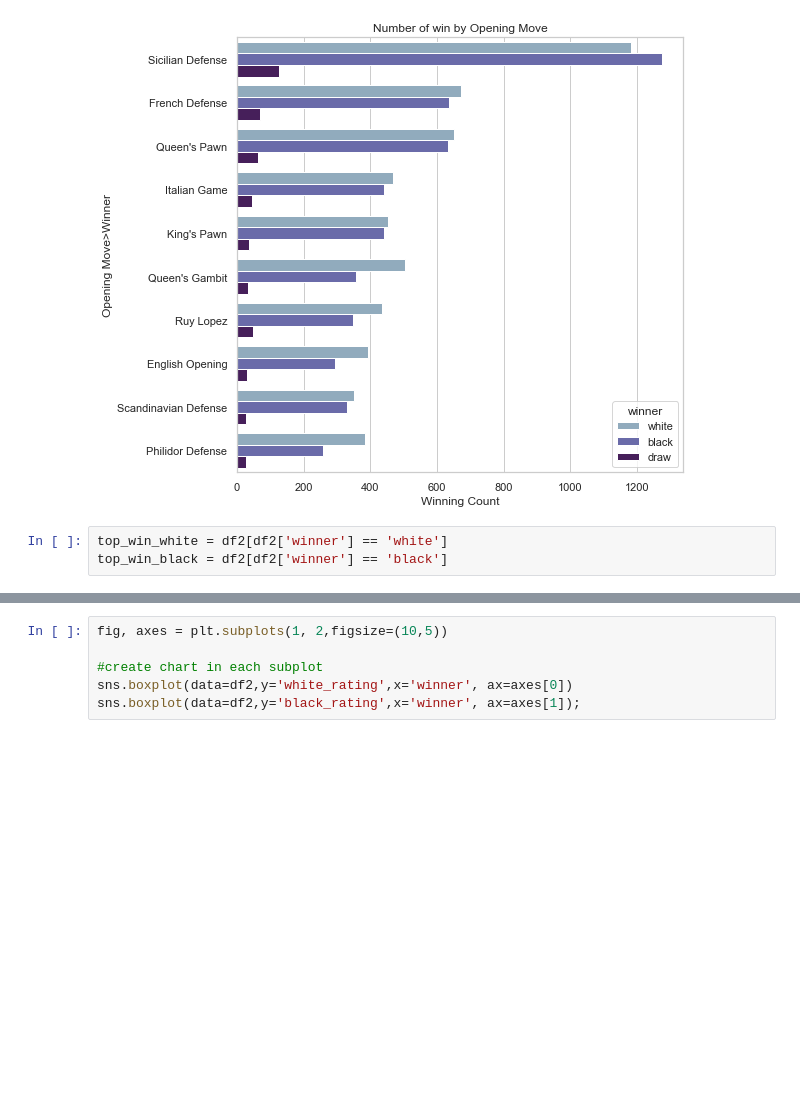
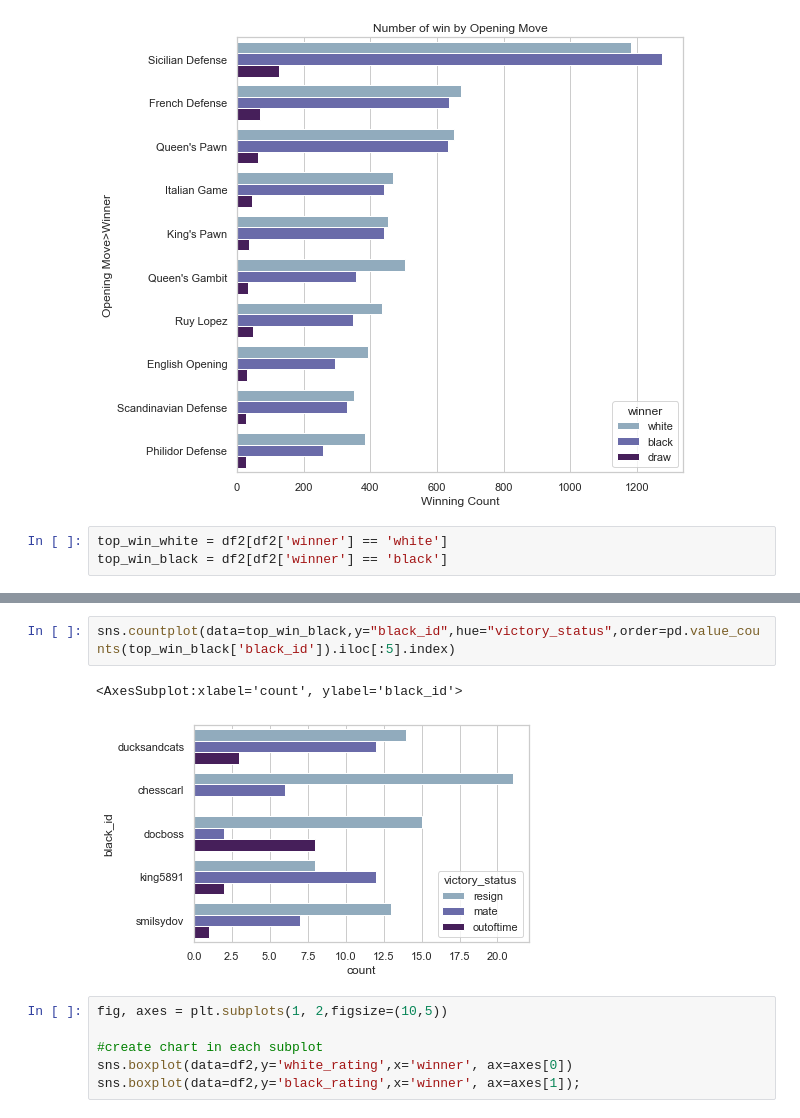
Before and after one commit to salemeid/Tuwaiq-DS-my-project, a Jupyter notebook: Chess_Winning_Move.ipynb, the cells around one changed output, grey strips where cells are left out. Drawn from its saved outputs; the diff is of its cells as text; blank space fills up the shorter version.

```diff
--- a/Chess_Winning_Move.ipynb
+++ b/Chess_Winning_Move.ipynb
@@ -420,3 +418,8 @@ sns.countplot(data=top_win_black,y="black_id",hue="victory_status",order=pd.valu
+# %%
+sns.countplot(data=top_win_black,y="black_id",hue="victory_status",order=pd.value_counts(top_win_black['black_id']).iloc[:5].index)
+# %% [output]
+<AxesSubplot:xlabel='count', ylabel='black_id'>
+[figure, added]
 # %%
 fig, axes = plt.subplots(1, 2,figsize=(10,5))
 
```
Also changed, not shown: parts of 1 cell of this notebook, 2 other files.
